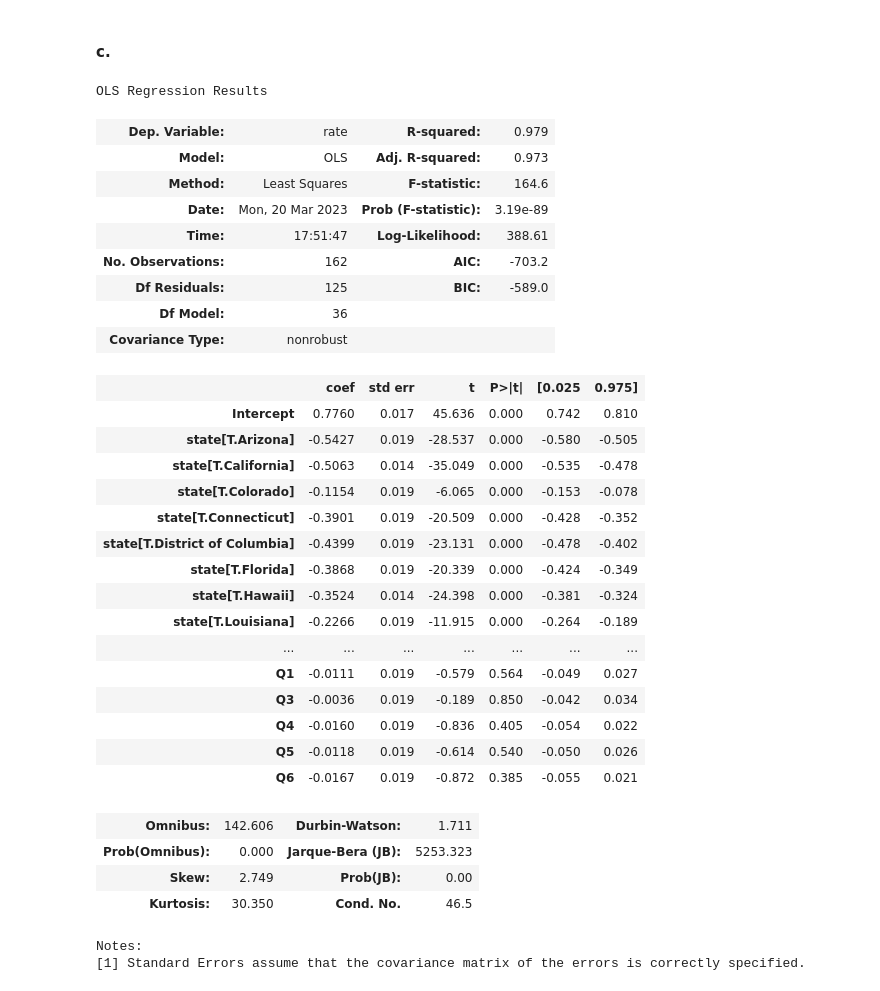
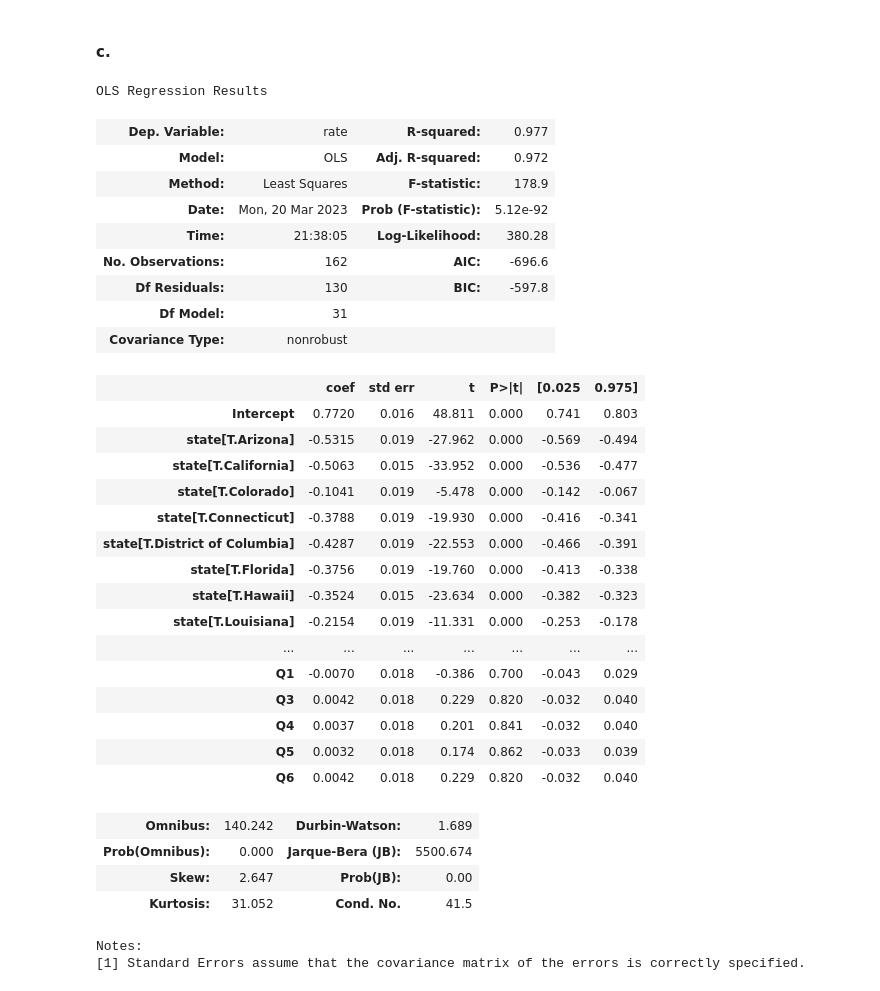
Before and after one commit to gellison321/econometrics, a Jupyter notebook: Metrics_Assignment4.ipynb, the cells around one changed output. Saved outputs shown, nothing was run; the diff lists cells and outputs as text; code cells hidden in the pictures.

```diff
--- a/Metrics_Assignment4.ipynb
+++ b/Metrics_Assignment4.ipynb
@@ -289,43 +291,43 @@ Notes:
 # %%
 # manually creating the interactions
 for quarter in od.quarter.unique():
     name = 'Q'+str(quarter)
     od[name] = 1*(od.pacific)
     od.loc[od.quarter != quarter, name] = 0
 
 # specifying the regression - saving to variable to later create a table
-ols = sm.ols(formula = 'rate ~ Q1 + Q3 + Q4 + Q5 + Q6 + state + quarter_num', data = od).fit(method='qr', cov_kwds='cluster')
+ols = sm.ols(formula = 'rate ~ Q1 + Q3 + Q4 + Q5 + Q6 + state', data = od).fit(method='qr', cov_kwds='cluster')
 ols.summary()
 # %% [output]
 OLS Regression Results
-| Dep. Variable: | rate | R-squared: | 0.979 |
-| Model: | OLS | Adj. R-squared: | 0.973 |
-| Method: | Least Squares | F-statistic: | 164.6 |
-| Date: | Mon, 20 Mar 2023 | Prob (F-statistic): | 3.19e-89 |
-| Time: | 17:51:47 | Log-Likelihood: | 388.61 |
-| No. Observations: | 162 | AIC: | -703.2 |
-| Df Residuals: | 125 | BIC: | -589.0 |
-| Df Model: | 36 |  |  |
+| Dep. Variable: | rate | R-squared: | 0.977 |
+| Model: | OLS | Adj. R-squared: | 0.972 |
+| Method: | Least Squares | F-statistic: | 178.9 |
+| Date: | Mon, 20 Mar 2023 | Prob (F-statistic): | 5.12e-92 |
+| Time: | 21:38:05 | Log-Likelihood: | 380.28 |
+| No. Observations: | 162 | AIC: | -696.6 |
+| Df Residuals: | 130 | BIC: | -597.8 |
+| Df Model: | 31 |  |  |
 | Covariance Type: | nonrobust |  |  |
 |  | coef | std err | t | P>|t| | [0.025 | 0.975] |
-| Intercept | 0.7760 | 0.017 | 45.636 | 0.000 | 0.742 | 0.810 |
-| state[T.Arizona] | -0.5427 | 0.019 | -28.537 | 0.000 | -0.580 | -0.505 |
-| state[T.California] | -0.5063 | 0.014 | -35.049 | 0.000 | -0.535 | -0.478 |
-| state[T.Colorado] | -0.1154 | 0.019 | -6.065 | 0.000 | -0.153 | -0.078 |
-| state[T.Connecticut] | -0.3901 | 0.019 | -20.509 | 0.000 | -0.428 | -0.352 |
-| state[T.District of Columbia] | -0.4399 | 0.019 | -23.131 | 0.000 | -0.478 | -0.402 |
-| state[T.Florida] | -0.3868 | 0.019 | -20.339 | 0.000 | -0.424 | -0.349 |
-| state[T.Hawaii] | -0.3524 | 0.014 | -24.398 | 0.000 | -0.381 | -0.324 |
-| state[T.Louisiana] | -0.2266 | 0.019 | -11.915 | 0.000 | -0.264 | -0.189 |
+| Intercept | 0.7720 | 0.016 | 48.811 | 0.000 | 0.741 | 0.803 |
+| state[T.Arizona] | -0.5315 | 0.019 | -27.962 | 0.000 | -0.569 | -0.494 |
+| state[T.California] | -0.5063 | 0.015 | -33.952 | 0.000 | -0.536 | -0.477 |
+| state[T.Colorado] | -0.1041 | 0.019 | -5.478 | 0.000 | -0.142 | -0.067 |
+| state[T.Connecticut] | -0.3788 | 0.019 | -19.930 | 0.000 | -0.416 | -0.341 |
+| state[T.District of Columbia] | -0.4287 | 0.019 | -22.553 | 0.000 | -0.466 | -0.391 |
+| state[T.Florida] | -0.3756 | 0.019 | -19.760 | 0.000 | -0.413 | -0.338 |
+| state[T.Hawaii] | -0.3524 | 0.015 | -23.634 | 0.000 | -0.382 | -0.323 |
+| state[T.Louisiana] | -0.2154 | 0.019 | -11.331 | 0.000 | -0.253 | -0.178 |
 | ... | ... | ... | ... | ... | ... | ... |
-| Q1 | -0.0111 | 0.019 | -0.579 | 0.564 | -0.049 | 0.027 |
-| Q3 | -0.0036 | 0.019 | -0.189 | 0.850 | -0.042 | 0.034 |
-| Q4 | -0.0160 | 0.019 | -0.836 | 0.405 | -0.054 | 0.022 |
-| Q5 | -0.0118 | 0.019 | -0.614 | 0.540 | -0.050 | 0.026 |
-| Q6 | -0.0167 | 0.019 | -0.872 | 0.385 | -0.055 | 0.021 |
+| Q1 | -0.0070 | 0.018 | -0.386 | 0.700 | -0.043 | 0.029 |
+| Q3 | 0.0042 | 0.018 | 0.229 | 0.820 | -0.032 | 0.040 |
+| Q4 | 0.0037 | 0.018 | 0.201 | 0.841 | -0.032 | 0.040 |
+| Q5 | 0.0032 | 0.018 | 0.174 | 0.862 | -0.033 | 0.039 |
+| Q6 | 0.0042 | 0.018 | 0.229 | 0.820 | -0.032 | 0.040 |
-| Omnibus: | 142.606 | Durbin-Watson: | 1.711 |
-| Prob(Omnibus): | 0.000 | Jarque-Bera (JB): | 5253.323 |
-| Skew: | 2.749 | Prob(JB): | 0.00 |
-| Kurtosis: | 30.350 | Cond. No. | 46.5 |
+| Omnibus: | 140.242 | Durbin-Watson: | 1.689 |
+| Prob(Omnibus): | 0.000 | Jarque-Bera (JB): | 5500.674 |
+| Skew: | 2.647 | Prob(JB): | 0.00 |
+| Kurtosis: | 31.052 | Cond. No. | 41.5 |
 Notes:
 [1] Standard Errors assume that the covariance matrix of the errors is correctly specified.
```
Also changed, not shown: parts of 4 cells of this notebook, 1 other file.
